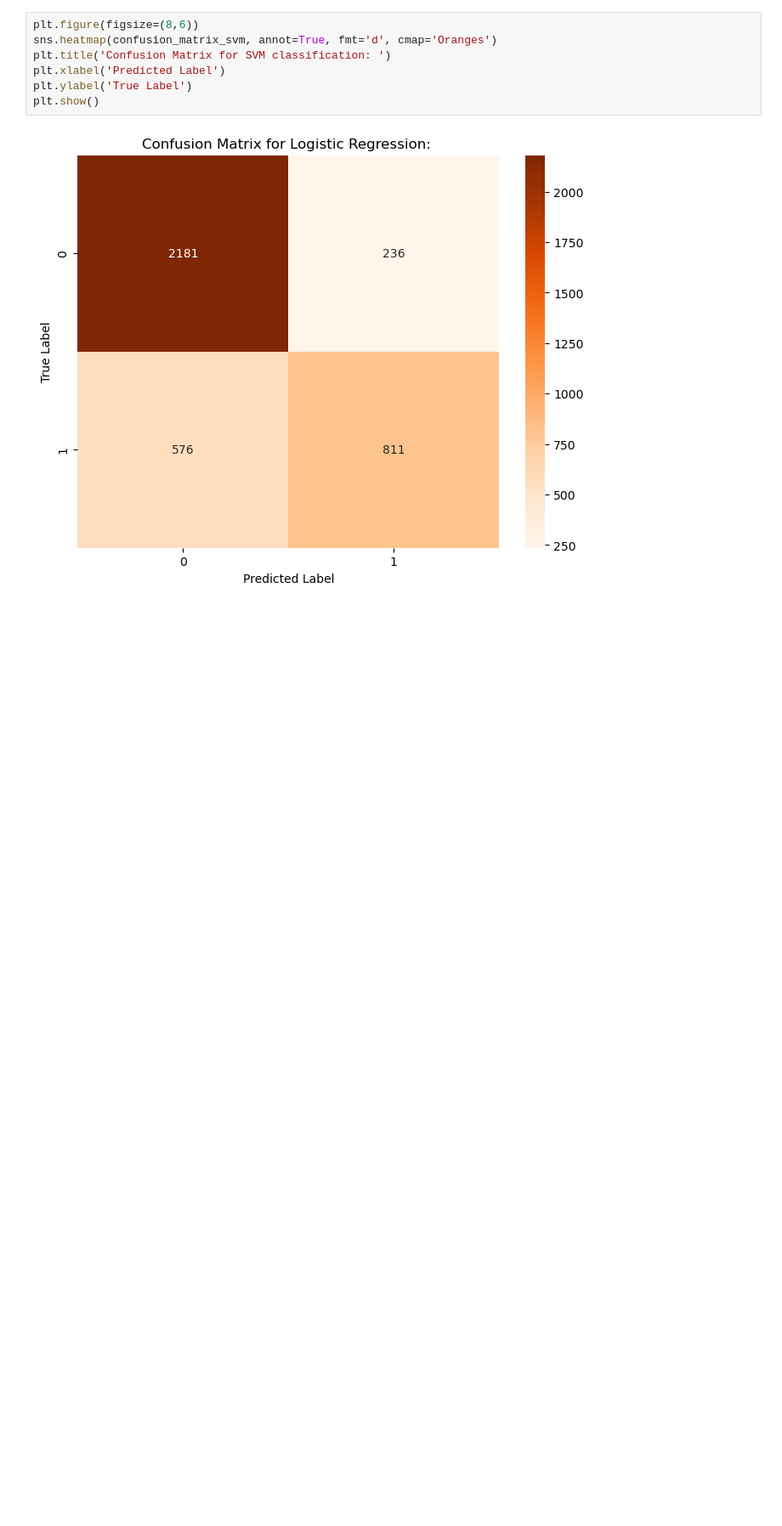
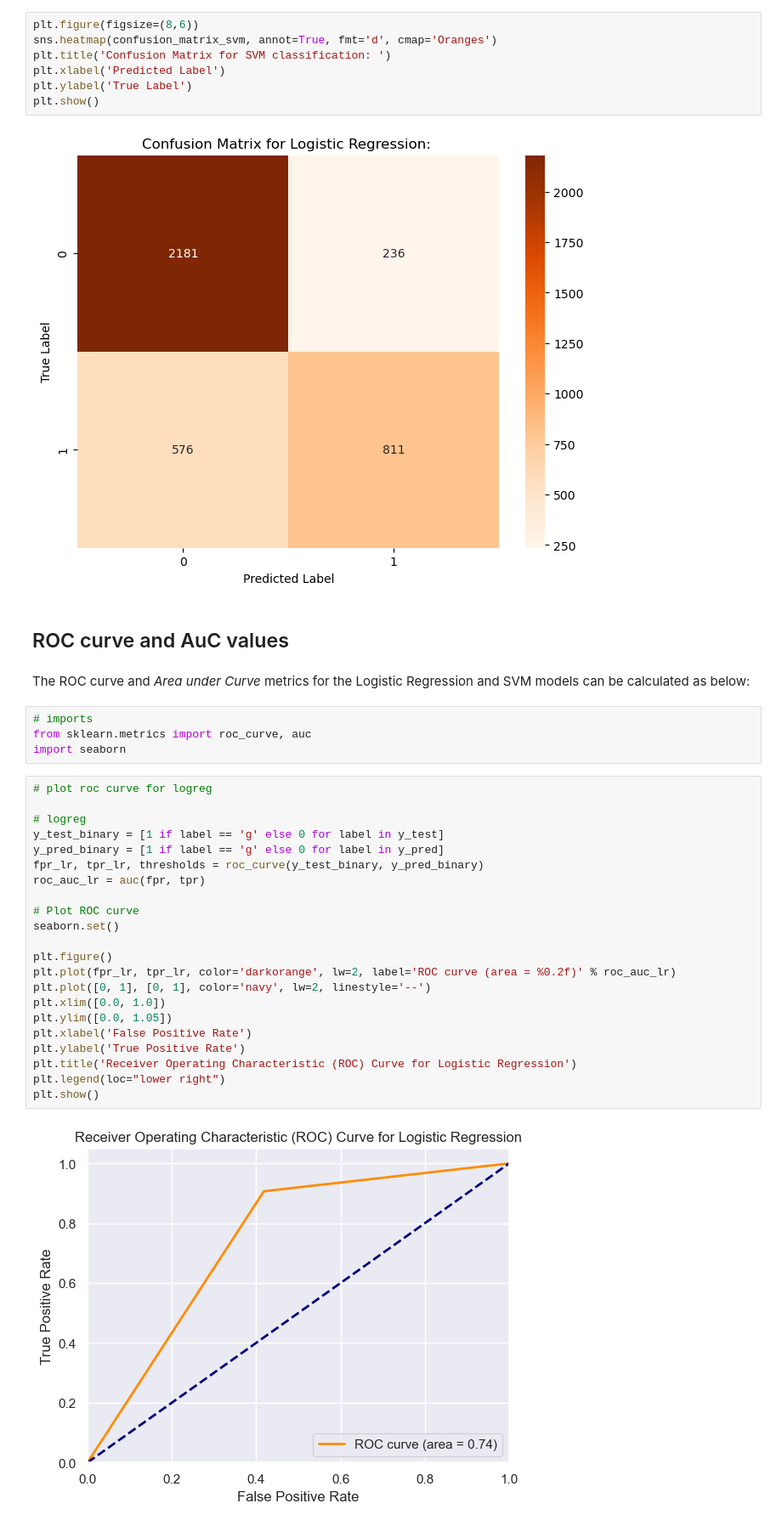
Before and after one commit to SohamAgarkar-ds/6301-Final--Project, a Jupyter notebook: 6302-Final.ipynb, the cells around one changed output. Shown at 85% size. Saved outputs shown, nothing was run; the diff lists cells and outputs as text; blank space fills up the shorter version.

```diff
--- a/6302-Final.ipynb
+++ b/6302-Final.ipynb
@@ -209,3 +209,35 @@ plt.ylabel('True Label')
 plt.show()
 # %% [output]
 [figure]
+# %% [markdown]
+## ROC curve and AuC values
+# %% [markdown]
+The ROC curve and _Area under Curve_ metrics for the Logistic Regression and SVM models can be calculated as below:
+# %%
+# imports
+from sklearn.metrics import roc_curve, auc
+import seaborn
+# %%
+# plot roc curve for logreg
+
+# logreg
+y_test_binary = [1 if label == 'g' else 0 for label in y_test]
+y_pred_binary = [1 if label == 'g' else 0 for label in y_pred]
+fpr_lr, tpr_lr, thresholds = roc_curve(y_test_binary, y_pred_binary)
+roc_auc_lr = auc(fpr, tpr)
+
+# Plot ROC curve
+seaborn.set()
+
+plt.figure()
+plt.plot(fpr_lr, tpr_lr, color='darkorange', lw=2, label='ROC curve (area = %0.2f)' % roc_auc_lr)
+plt.plot([0, 1], [0, 1], color='navy', lw=2, linestyle='--')
+plt.xlim([0.0, 1.0])
+plt.ylim([0.0, 1.05])
+plt.xlabel('False Positive Rate')
+plt.ylabel('True Positive Rate')
+plt.title('Receiver Operating Characteristic (ROC) Curve for Logistic Regression')
+plt.legend(loc="lower right")
+plt.show()
+# %% [output]
+[figure, added]
```
Also changed, not shown: parts of 5 cells of this notebook.
